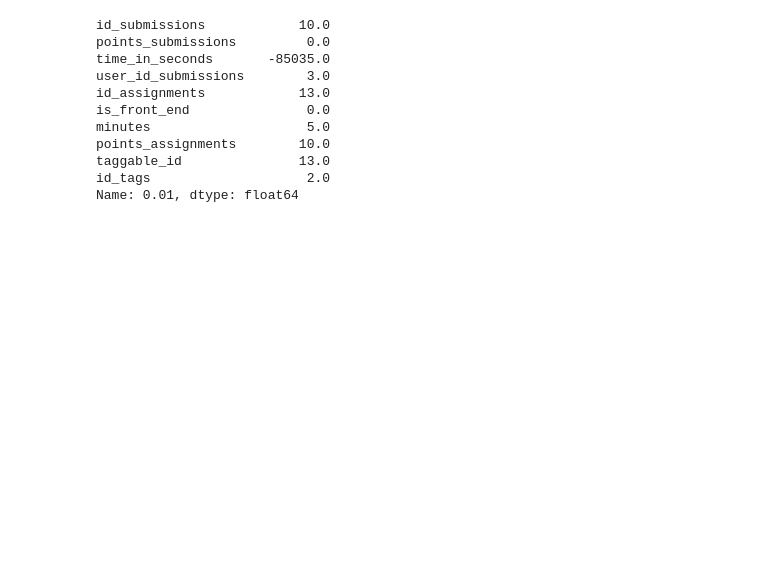
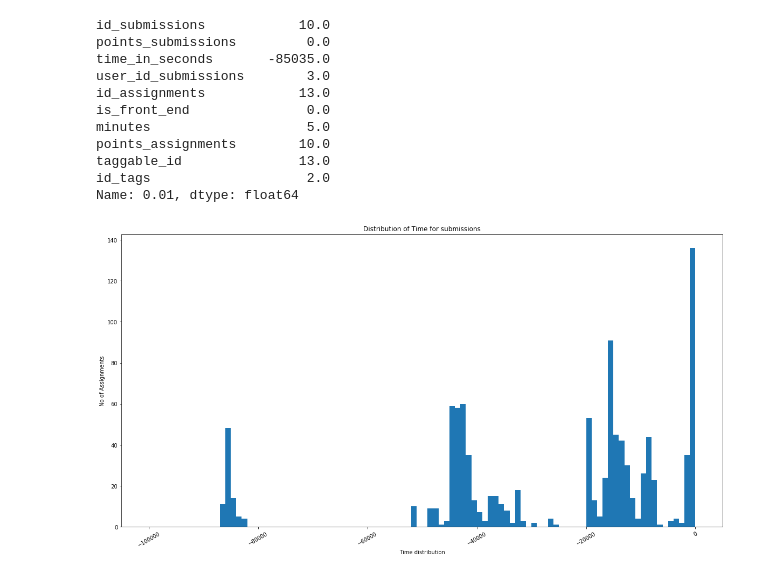
Before and after one commit to dctacademy/rec-sys-2, a Jupyter notebook: dct-recsys-tf.ipynb, the cells around one changed output. Drawn from its saved outputs; the diff is of its cells as text; code cells hidden in the pictures; blank space fills up the shorter version.

```diff
--- a/dct-recsys-tf.ipynb
+++ b/dct-recsys-tf.ipynb
@@ -126,11 +128,13 @@ Name: 0.01, dtype: float64
 # %%
 plt.figure(figsize=(20, 10))
 plt.xticks(rotation='30')
-plt.hist(user_submissions_low['time_in_seconds'], bins=np.arange(-500000, 300, 1000))
+plt.hist(user_submissions_low['time_in_seconds'], bins=np.arange(-100000, 300, 1000))
 plt.title('Distribution of Time for submissions')
 plt.xlabel('Time distribution')
 plt.ylabel('No of Assignments')
 plt.show()
+# %% [output]
+[figure, added]
 # %%
 user_submissions.info()
 # %% [output]
```
Also changed, not shown: parts of 29 cells of this notebook, 1 other file.
